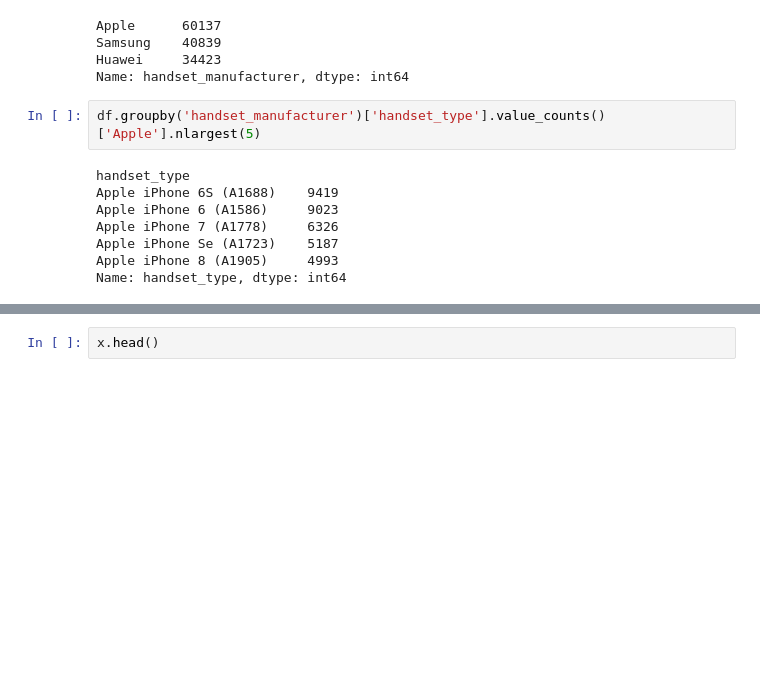
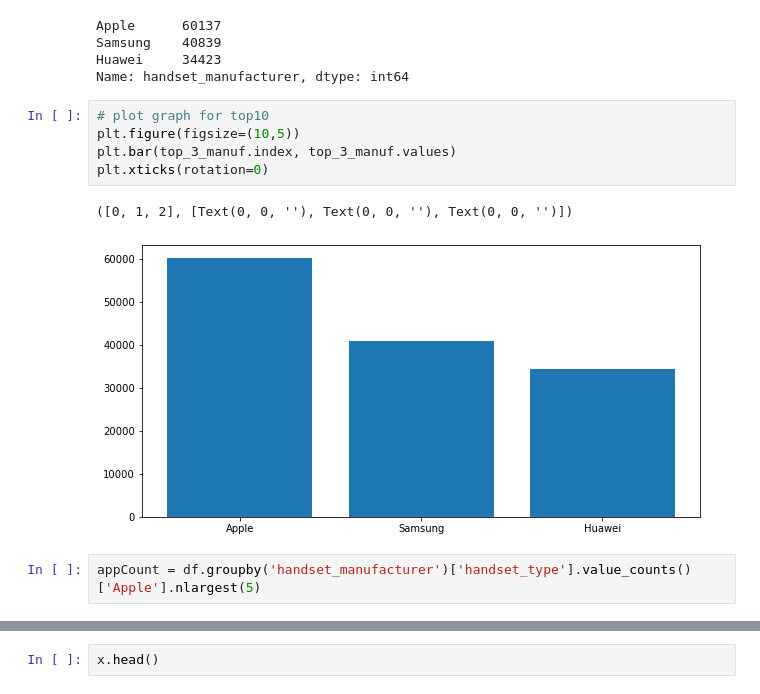
Before and after one commit to jedisam/Telecom-Data-Analysis, a Jupyter notebook: notebooks/userOverview.ipynb, the cells around one changed output, grey strips where cells are left out. Cells and saved outputs as stored; diff of their text form; blank space fills up the shorter version.

```diff
--- a/notebooks/userOverview.ipynb
+++ b/notebooks/userOverview.ipynb
@@ -641,13 +659,13 @@ Apple      60137
 Samsung    40839
 Huawei     34423
 Name: handset_manufacturer, dtype: int64
+# %%
+# plot graph for top10
+plt.figure(figsize=(10,5))
+plt.bar(top_3_manuf.index, top_3_manuf.values)
+plt.xticks(rotation=0)
+# %% [output]
+([0, 1, 2], [Text(0, 0, ''), Text(0, 0, ''), Text(0, 0, '')])
+[figure, added]
 # %%
-df.groupby('handset_manufacturer')['handset_type'].value_counts()['Apple'].nlargest(5)
+appCount = df.groupby('handset_manufacturer')['handset_type'].value_counts()['Apple'].nlargest(5)
-# %% [output]
-handset_type
-Apple iPhone 6S (A1688)    9419
-Apple iPhone 6 (A1586)     9023
-Apple iPhone 7 (A1778)     6326
-Apple iPhone Se (A1723)    5187
-Apple iPhone 8 (A1905)     4993
-Name: handset_type, dtype: int64
```
Also changed, not shown: parts of 10 cells of this notebook, 1 other file.
